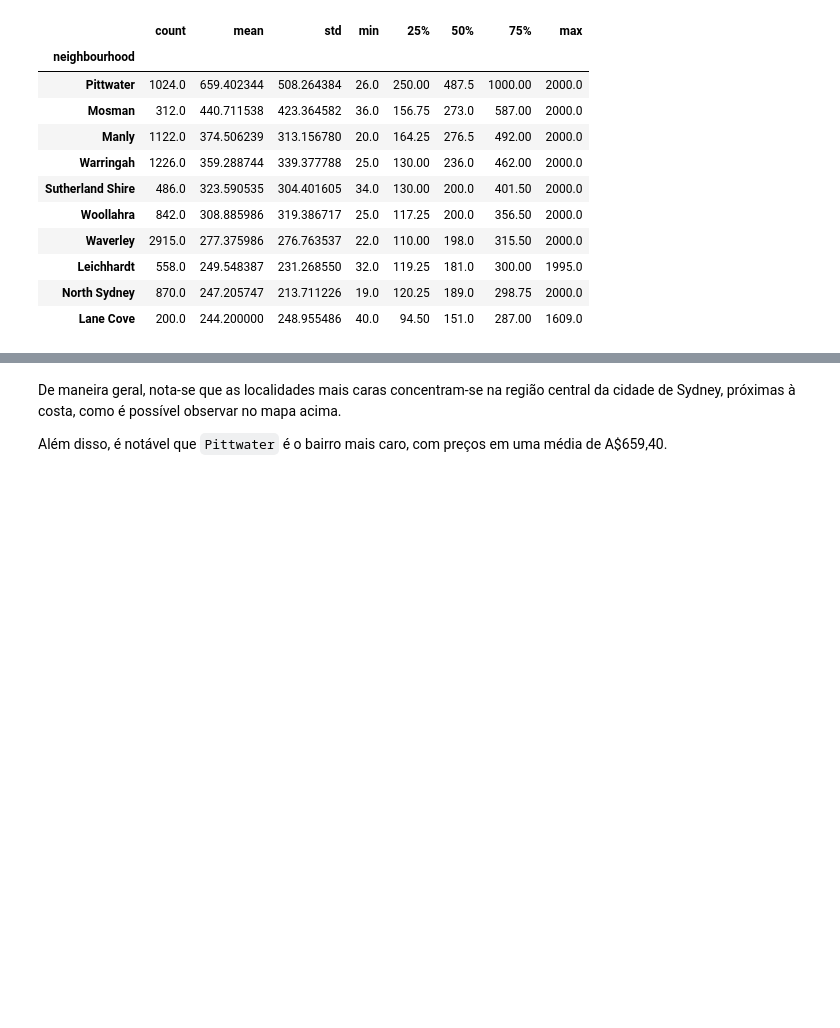
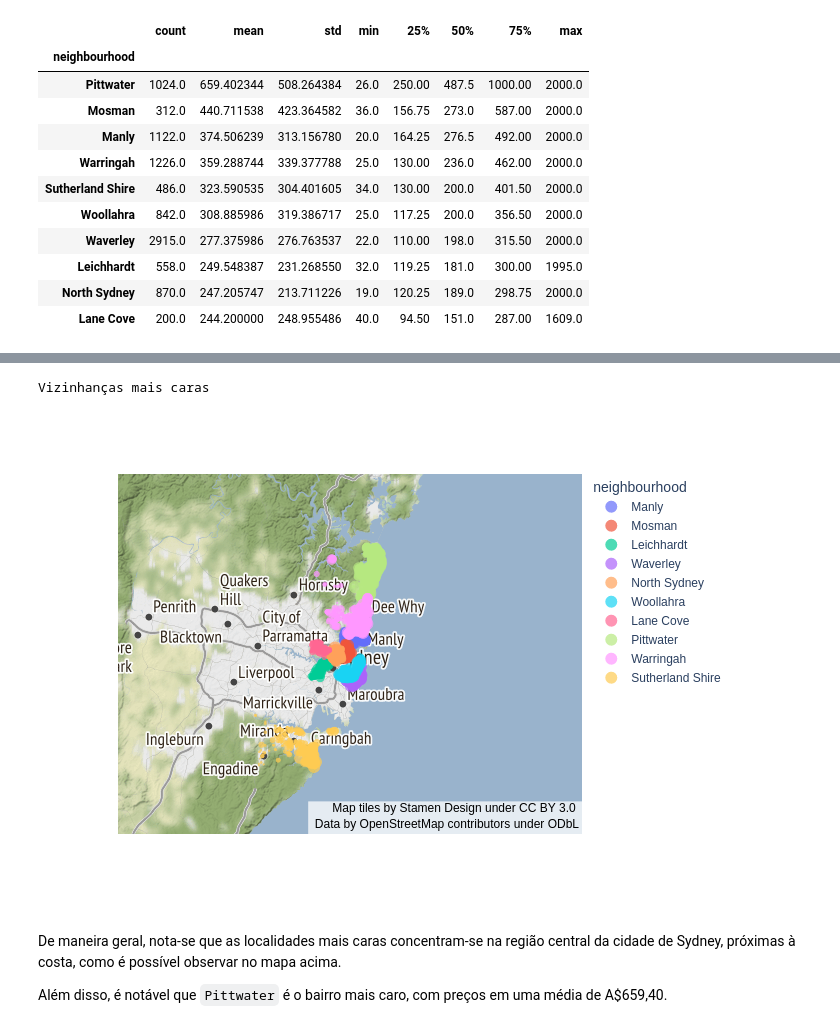
Before and after one commit to joaomr7/portfolio-data-science, a Jupyter notebook: Analisando_os_Dados_do_Airbnb_Sidney_Austrália.ipynb, the cells around one changed output, grey strips where cells are left out. Saved outputs shown, nothing was run; the diff lists cells and outputs as text; code cells hidden in the pictures; blank space fills up the shorter version.

```diff
--- a/Analisando_os_Dados_do_Airbnb_Sidney_Austrália.ipynb
+++ b/Analisando_os_Dados_do_Airbnb_Sidney_Austrália.ipynb
@@ -320,10 +326,11 @@ display(neighbourhood_desc)
 | North Sydney | 870.0 | 247.205747 | 213.711226 | 19.0 | 120.25 | 189.0 | 298.75 | 2000.0 |
 | Lane Cove | 200.0 | 244.200000 | 248.955486 | 40.0 | 94.50 | 151.0 | 287.00 | 1609.0 |
 # %%
-# plotar os imóveis pela latitude-longitude das 10 localidades mais caras
+# pegar coordenadas das 10 localidades mais caras
 coordinates = df_clean.loc[:, ['neighbourhood', 'price', 'latitude', 'longitude']].copy()
 coordinates = coordinates[coordinates.neighbourhood.isin(neighbourhood_desc.index)]
 
+# plotar os imóveis pela latitude-longitude das 10 localidades mais caras
 map = px.scatter_mapbox(coordinates,
                         lat='latitude',
                         lon='longitude',
@@ -334,5 +341,11 @@ map = px.scatter_mapbox(coordinates,
                         size_max=10,
                         zoom=8,
                         mapbox_style="stamen-terrain")
-map.show()
+
+# pegar bytes da imagem do mapa
+image_bytes = map.to_image(format='png')
+
+# mostar mapa
+print('Vizinhanças mais caras')
+Image(image_bytes)
 # %% [output]
@@ -340,3 +352,5 @@ map.show()
+Vizinhanças mais caras
+[figure, added]
 # %% [markdown]
 De maneira geral, nota-se que as localidades mais caras concentram-se na região central da cidade de Sydney, próximas à costa, como é possível observar no mapa acima.
 
```
Also changed, not shown: parts of 3 cells of this notebook.
